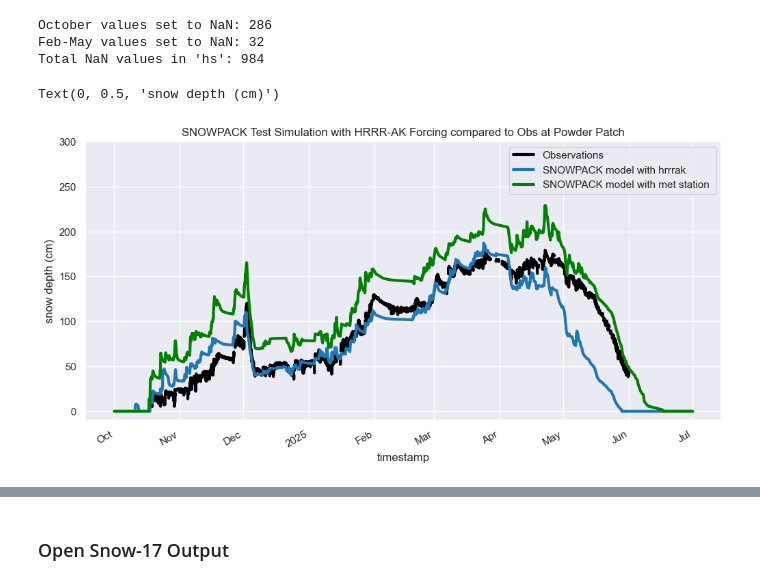
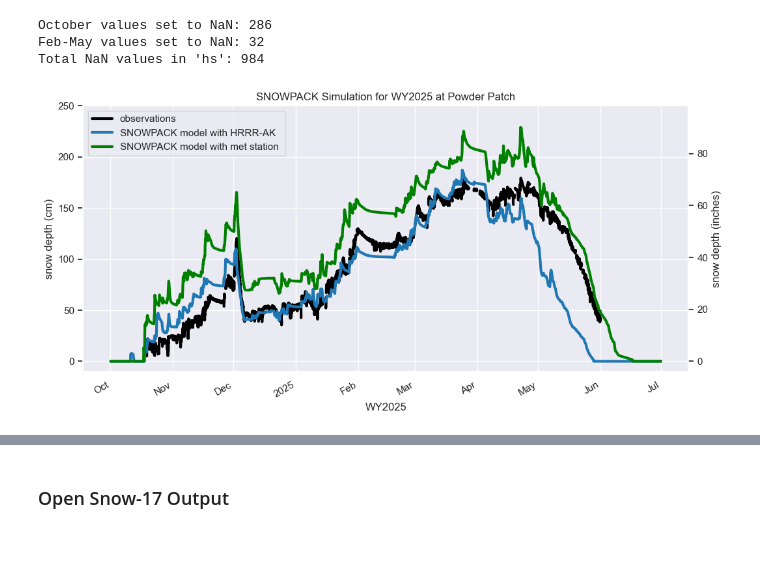
Before and after one commit to cassielumbrazo/snow_modeling_point, a Jupyter notebook: sites/ppsa2/3_read_snowpack_snow17_with_met.ipynb, the cells around one changed output, grey strips where cells are left out. Cells and saved outputs as stored; diff of their text form; code cells hidden in the pictures; blank space fills up the shorter version.

```diff
--- a/sites/ppsa2/3_read_snowpack_snow17_with_met.ipynb
+++ b/sites/ppsa2/3_read_snowpack_snow17_with_met.ipynb
@@ -171,16 +171,27 @@ October values set to NaN: 286
 Feb-May values set to NaN: 32
 Total NaN values in 'hs': 984
 # %%
-df_met.hs.plot(label = 'Observations', linewidth = 3, color='black')
-ds_hrrrak_snowpack.HS_mod.plot(label = 'SNOWPACK model with hrrrak', linewidth = 3, color='tab:blue')
+df_met.hs.plot(label = 'observations', linewidth = 3, color='black')
+ds_hrrrak_snowpack.HS_mod.plot(label = 'SNOWPACK model with HRRR-AK', linewidth = 3, color='tab:blue')
 ds_met_snowpack.HS_mod.plot(label = 'SNOWPACK model with met station ', linewidth = 3, color='green')
 
-plt.title('SNOWPACK Test Simulation with HRRR-AK Forcing compared to Obs at Powder Patch')
+plt.title('SNOWPACK Simulation for WY2025 at Powder Patch')
+plt.xlabel('WY2025')
 plt.legend()
 
-plt.ylim([-10, 300])
+plt.ylim([-10, 250])
 
 plt.ylabel('snow depth (cm)')
+
+#loc legend upper left
+plt.legend(loc='upper left')
+
+# add a second y-axis for inches
+ax2 = plt.gca().twinx()
+ax2.set_ylabel('snow depth (inches)')
+ax2.set_ylim([-10/2.54, 250/2.54])
+
+# turn off the second grid
+ax2.grid(False)
 # %% [output]
-Text(0, 0.5, 'snow depth (cm)')
-[figure, old version]
+[figure, new version]
```
Also changed, not shown: parts of 4 cells of this notebook, 1 other file.
